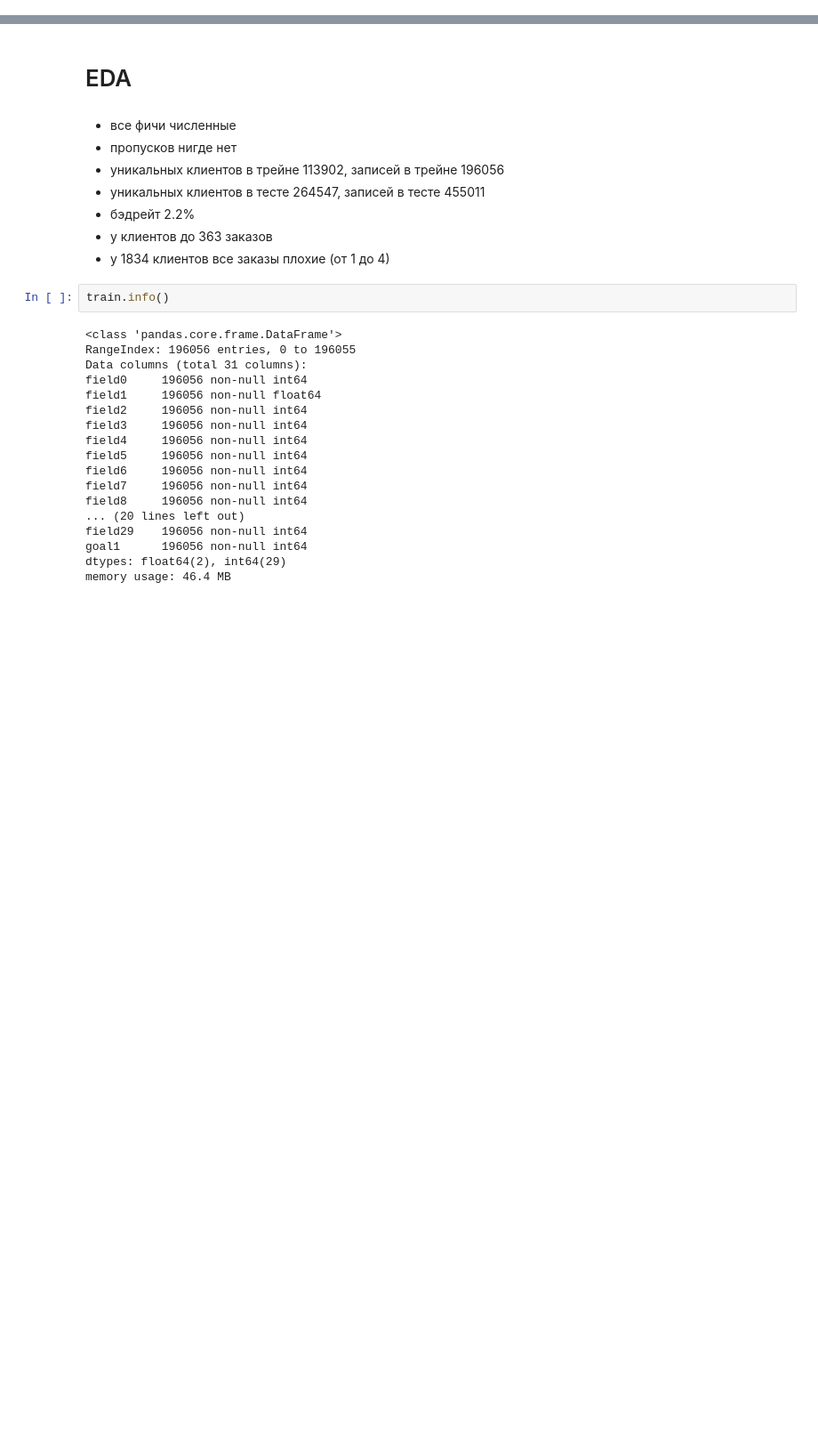
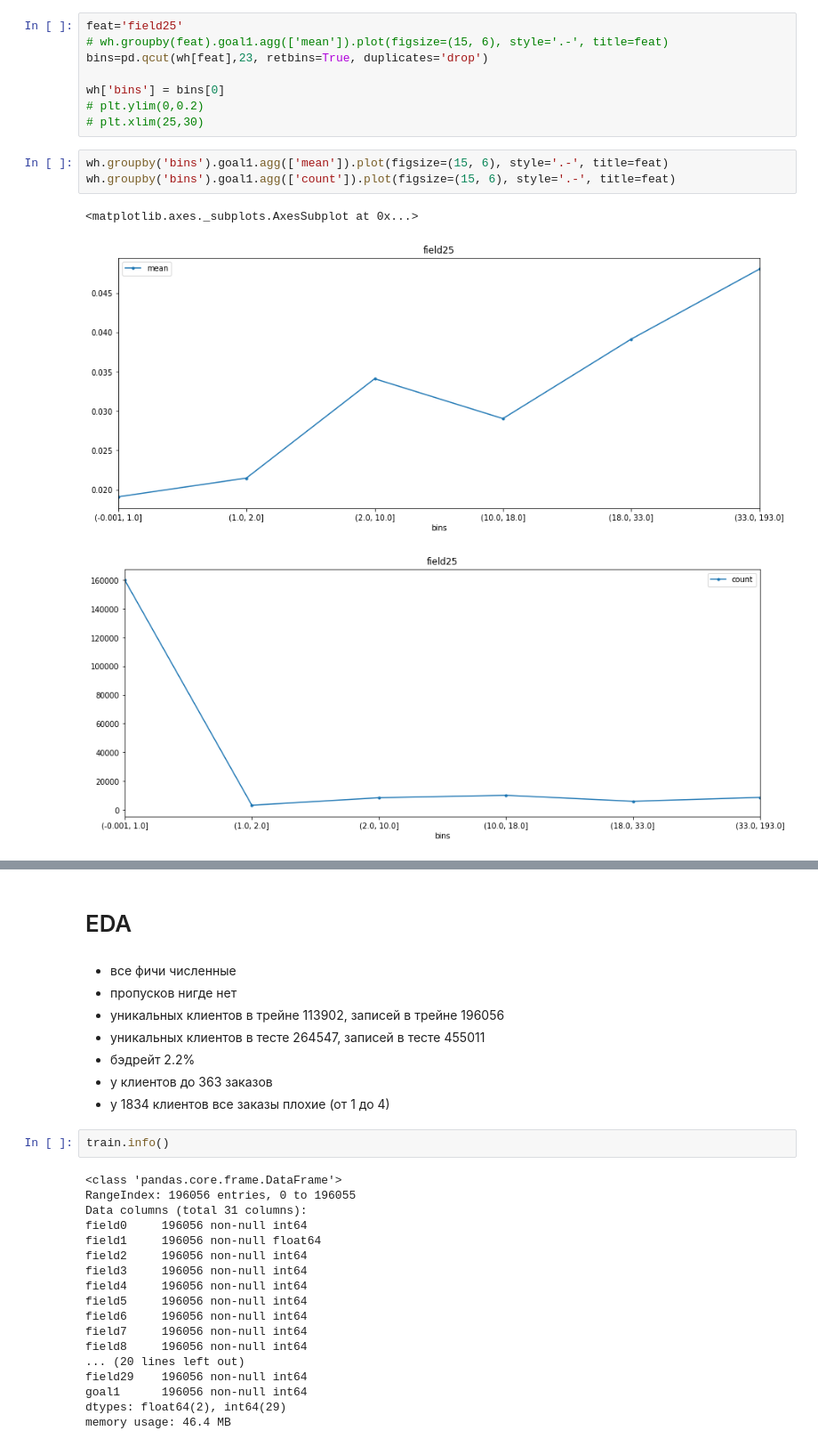
Before and after one commit to annabaydina/12trip, a Jupyter notebook: 12trip.ipynb, the cells around one changed output, grey strips where cells are left out. Shown at 89% size. Cells and saved outputs as stored; diff of their text form; blank space fills up the shorter version.

```diff
--- a/12trip.ipynb
+++ b/12trip.ipynb
@@ -30,0 +119,15 @@ del df_train, df_test
+# %%
+feat='field25'
+# wh.groupby(feat).goal1.agg(['mean']).plot(figsize=(15, 6), style='.-', title=feat)
+bins=pd.qcut(wh[feat],23, retbins=True, duplicates='drop')
+
+wh['bins'] = bins[0]
+# plt.ylim(0,0.2)
+# plt.xlim(25,30)
+# %%
+wh.groupby('bins').goal1.agg(['mean']).plot(figsize=(15, 6), style='.-', title=feat)
+wh.groupby('bins').goal1.agg(['count']).plot(figsize=(15, 6), style='.-', title=feat)
+# %% [output]
+<matplotlib.axes._subplots.AxesSubplot at 0x...>
+[figure, added]
+[figure, added]
```
Also changed, not shown: parts of 49 cells of this notebook.
